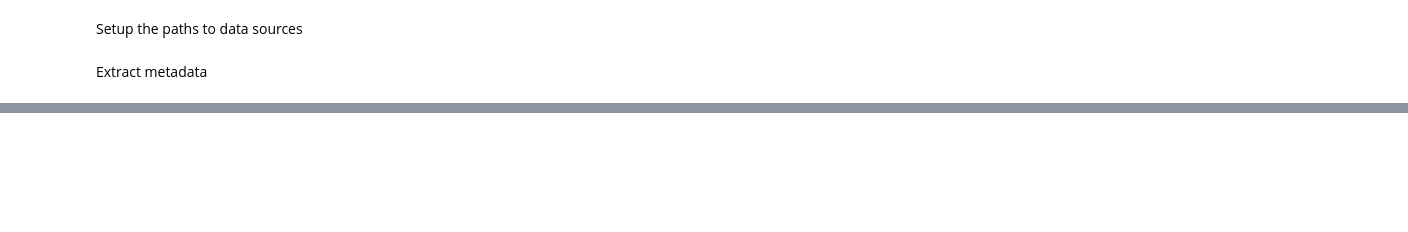
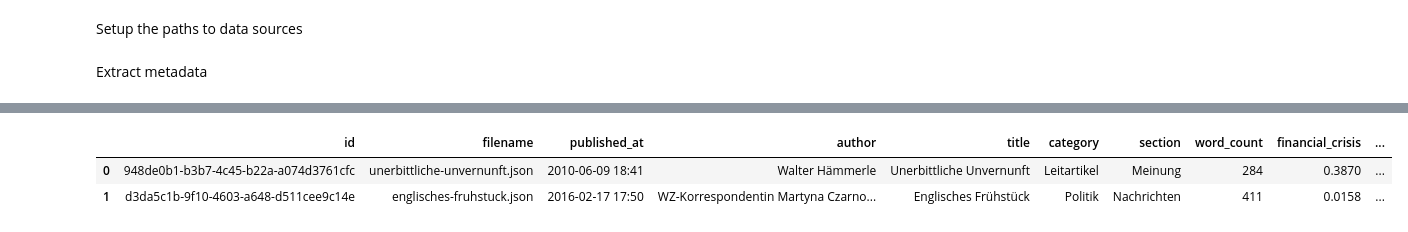
Before and after one commit to nexus-group-ai/SARA, a Jupyter notebook: notebooks/metadata.ipynb, the cells around one changed output, grey strips where cells are left out. Saved outputs shown, nothing was run; the diff lists cells and outputs as text; code cells hidden in the pictures; blank space fills up the shorter version.

```diff
--- a/notebooks/metadata.ipynb
+++ b/notebooks/metadata.ipynb
@@ -109,0 +285,18 @@ df_metadata.head(5)
+# %%
+# rename columns to english and use python naming convention
+metadata_df.columns = ['id', 'published_at', 'author', 'title', 'category', 'section',
+       'filename', 'word_count', 'financial_crisis', 'sustainability', 'fake_news',
+       'ai', 'digitalization', 'local_journalism',
+       'covid', 'demographics', 'innovation', 'valid_indicator']
+
+# restructure columns that filename is after id
+metadata_df = metadata_df[['id', 'filename', 'published_at', 'author', 'title', 'category', 'section', 'word_count',
+       'financial_crisis', 'sustainability', 'fake_news',
+       'ai', 'digitalization', 'local_journalism',
+       'covid', 'demographics', 'innovation', 'valid_indicator']]
+# %%
+metadata_df.head(2)
+# %% [output]
+|  | id | filename | published_at | author | title | category | section | word_count | financial_crisis | ... |
+| 0 | 948de0b1-b3b7-4c45-b22a-a074d3761cfc | unerbittliche-unvernunft.json | 2010-06-09 18:41 | Walter Hämmerle | Unerbittliche Unvernunft | Leitartikel | Meinung | 284 | 0.3870 | ... |
+| 1 | d3da5c1b-9f10-4603-a648-d511cee9c14e | englisches-fruhstuck.json | 2016-02-17 17:50 | WZ-Korrespondentin Martyna Czarno... | Englisches Frühstück | Politik | Nachrichten | 411 | 0.0158 | ... |
```
Also changed, not shown: parts of 30 cells of this notebook, 9 other files.
